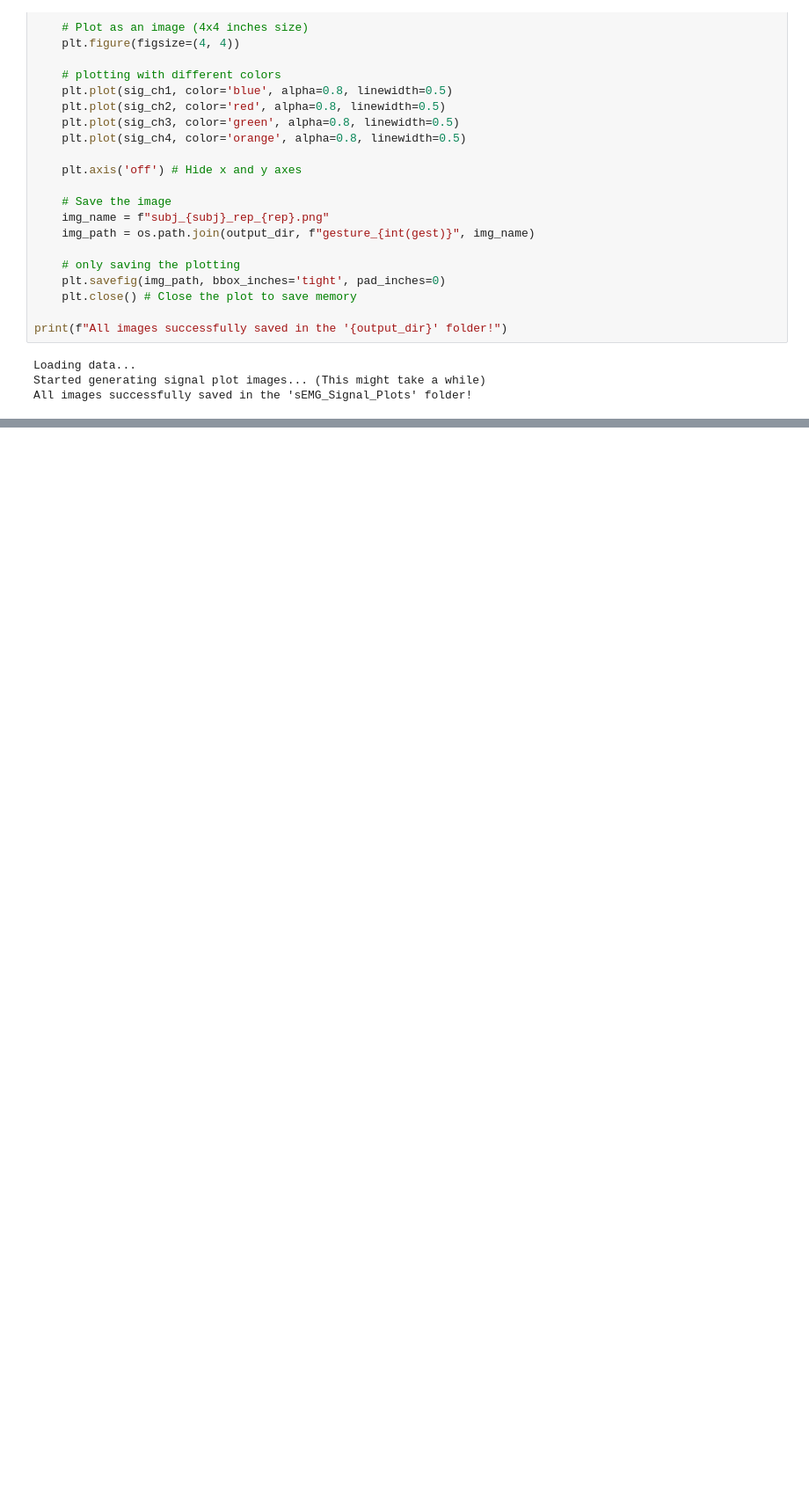
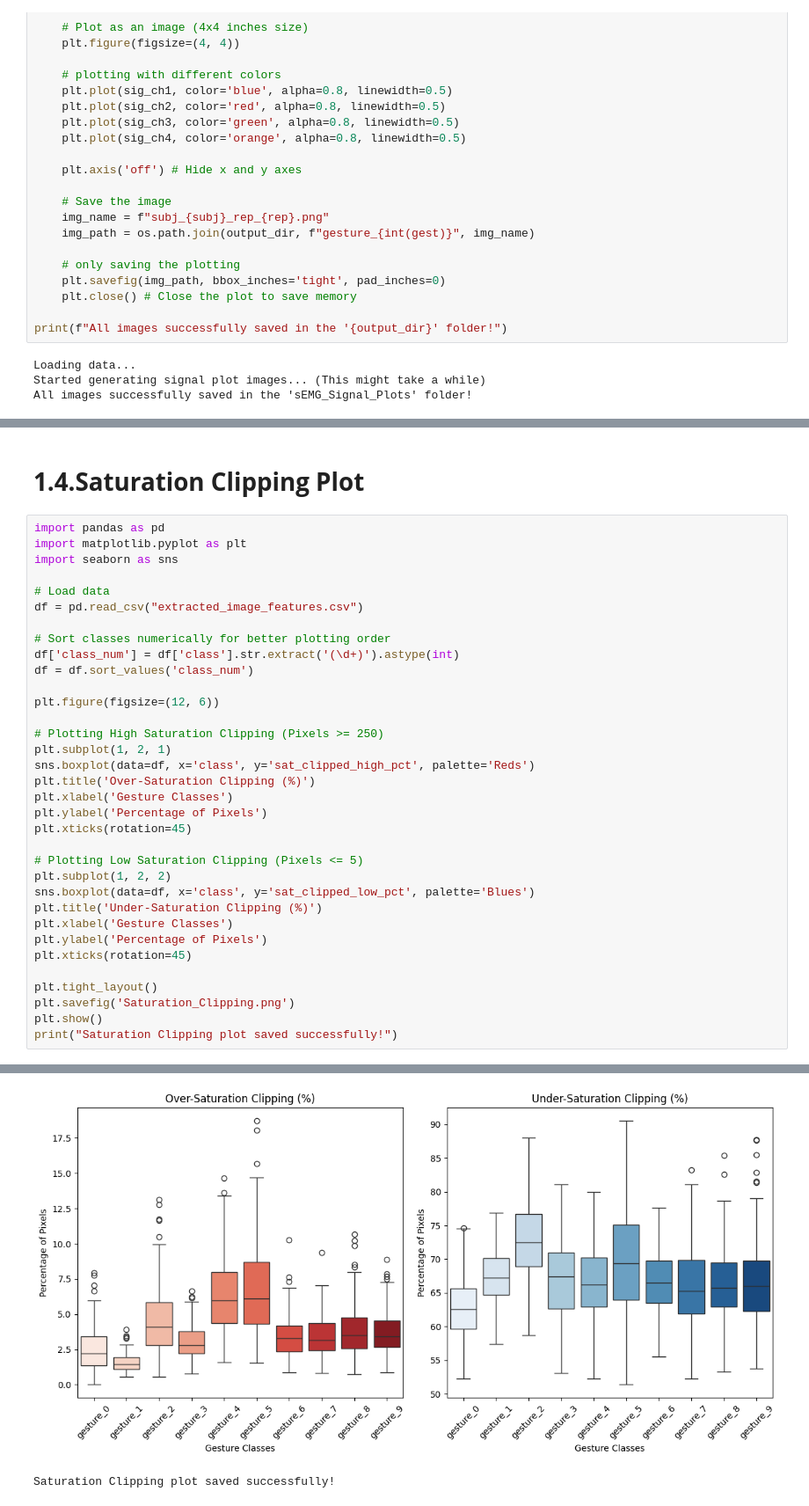
Before and after one commit to M-Jawad01/CSE_475, a Jupyter notebook: project_code/EDA.ipynb, the cells around one changed output, grey strips where cells are left out. Shown at 88% size. Saved outputs shown, nothing was run; the diff lists cells and outputs as text; blank space fills up the shorter version.

```diff
--- a/project_code/EDA.ipynb
+++ b/project_code/EDA.ipynb
@@ -214,0 +384,37 @@ All images successfully saved in the 'sEMG_Signal_Plots' folder!
+# %% [markdown]
+# **1.4.Saturation Clipping Plot**
+# %%
+import pandas as pd
+import matplotlib.pyplot as plt
+import seaborn as sns
+
+# Load data
+df = pd.read_csv("extracted_image_features.csv")
+
+# Sort classes numerically for better plotting order
+df['class_num'] = df['class'].str.extract('(\d+)').astype(int)
+df = df.sort_values('class_num')
+
+plt.figure(figsize=(12, 6))
+
+# Plotting High Saturation Clipping (Pixels >= 250)
+plt.subplot(1, 2, 1)
+sns.boxplot(data=df, x='class', y='sat_clipped_high_pct', palette='Reds')
+plt.title('Over-Saturation Clipping (%)')
+plt.xlabel('Gesture Classes')
+plt.ylabel('Percentage of Pixels')
+plt.xticks(rotation=45)
+
+# Plotting Low Saturation Clipping (Pixels <= 5)
+plt.subplot(1, 2, 2)
+sns.boxplot(data=df, x='class', y='sat_clipped_low_pct', palette='Blues')
+plt.title('Under-Saturation Clipping (%)')
+plt.xlabel('Gesture Classes')
+plt.ylabel('Percentage of Pixels')
+plt.xticks(rotation=45)
+
+plt.tight_layout()
+plt.savefig('Saturation_Clipping.png')
+plt.show()
+print("Saturation Clipping plot saved successfully!")
+# %% [output]
@@ -214,0 +428,2 @@ All images successfully saved in the 'sEMG_Signal_Plots' folder!
+[figure, added]
+Saturation Clipping plot saved successfully!
```
Also changed, not shown: parts of 13 cells of this notebook.
